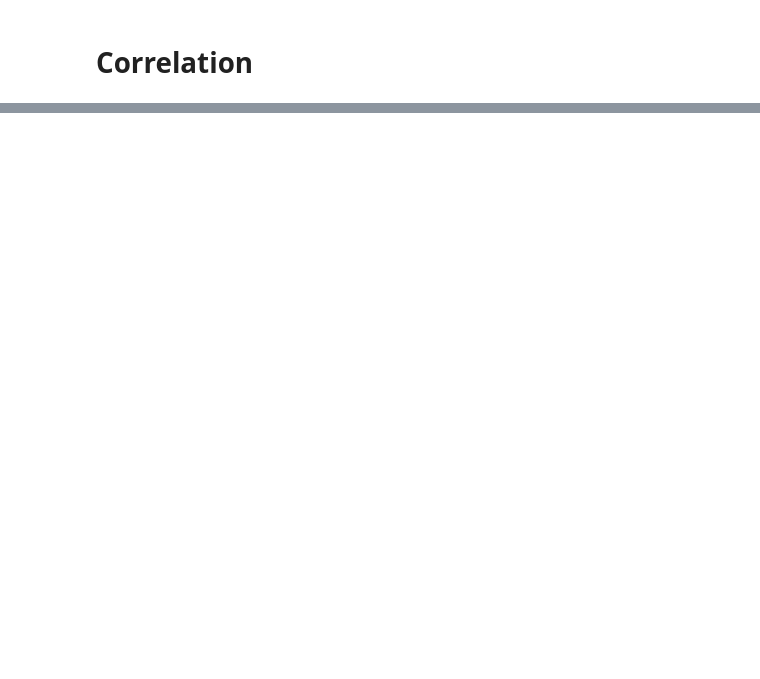
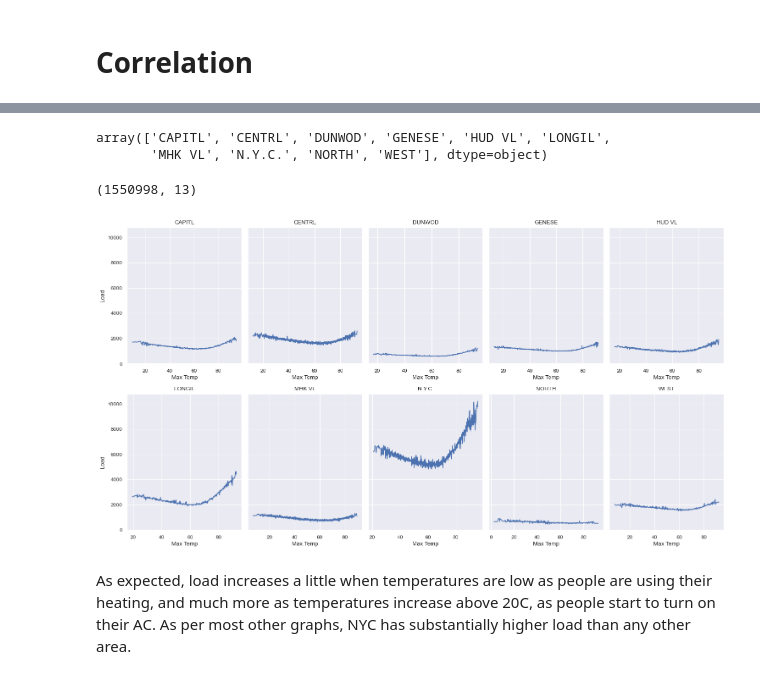
Before and after one commit to jmoro0408/Energy-Forecasting, a Jupyter notebook: scripts/merged_exploration.ipynb, the cells around one changed output, grey strips where cells are left out. Drawn from its saved outputs; the diff is of its cells as text; code cells hidden in the pictures; blank space fills up the shorter version.

```diff
--- a/scripts/merged_exploration.ipynb
+++ b/scripts/merged_exploration.ipynb
@@ -56,0 +69,22 @@ heatmap.set_title("Correlation Heatmap", fontdict={"fontsize": 12}, pad=12);
+# %%
+df['Name'].unique()
+# %% [output]
+array(['CAPITL', 'CENTRL', 'DUNWOD', 'GENESE', 'HUD VL', 'LONGIL',
+       'MHK VL', 'N.Y.C.', 'NORTH', 'WEST'], dtype=object)
+# %%
+test_df = df[df['Name'] == 'CAPITL']
+test_df.shape
+# %% [output]
+(1550998, 13)
+# %%
+fig, axes = plt.subplots(nrows = 2, ncols = 5, figsize = (15,8), sharex = False, sharey = True)
+for name, ax in zip(df['Name'].unique(), axes.flatten()):
+    plotting_df = df[df['Name'] == name]
+    sns.lineplot(data = plotting_df, x = 'Max Temp', y = 'Load', ax = ax)
+    ax.set_title(name)
+
+plt.tight_layout()
+# %% [output]
+[figure, added]
+# %% [markdown]
+As expected, load increases a little when temperatures are low as people are using their heating, and much more as temperatures increase above 20C, as people start to turn on their AC. As per most other graphs, NYC has substantially higher load than any other area.
```
Also changed, not shown: parts of 4 cells of this notebook.
